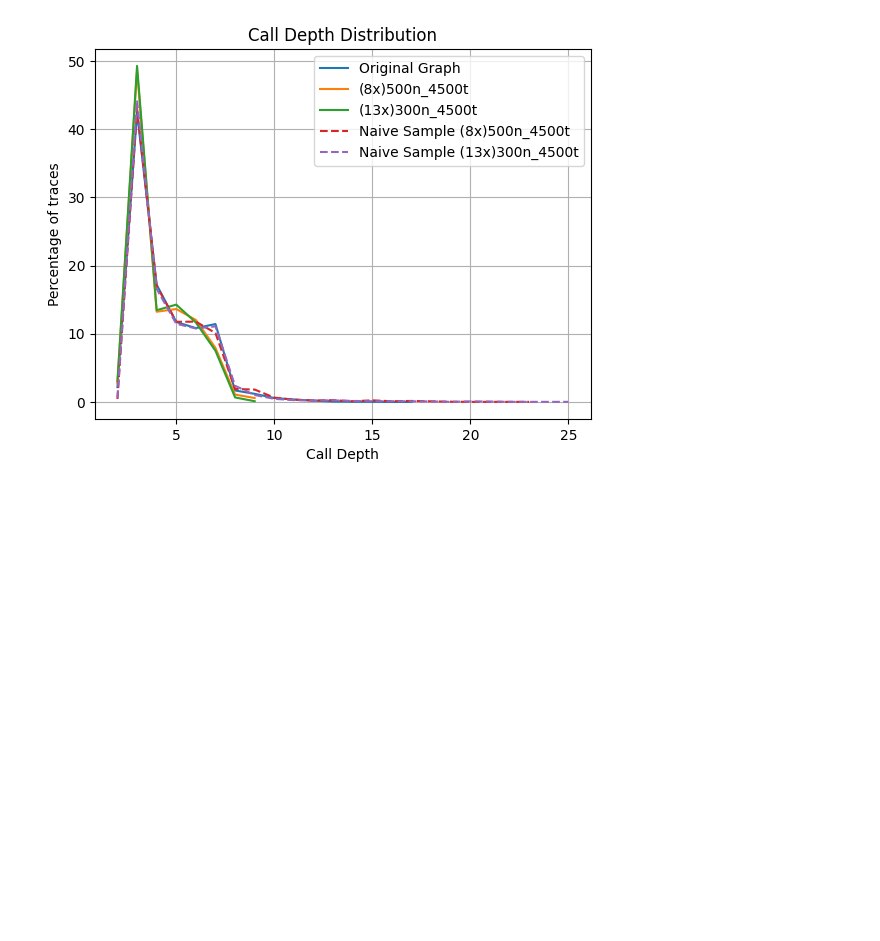
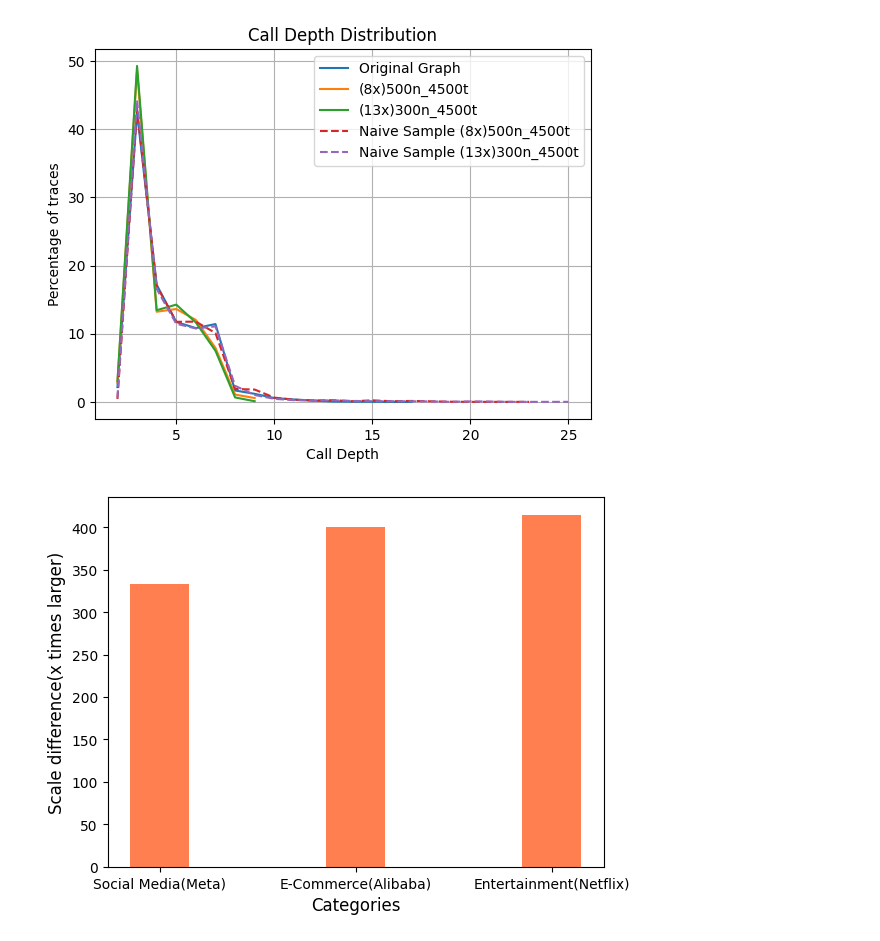
Before and after one commit to ritulS/TraceProc, a Jupyter notebook: graph_evaluation.ipynb, the cells around one changed output. Cells and saved outputs as stored; diff of their text form; code cells hidden in the pictures; blank space fills up the shorter version.

```diff
--- a/graph_evaluation.ipynb
+++ b/graph_evaluation.ipynb
@@ -648,3 +648,26 @@ plt.ylabel('Percentage of traces')
 plt.title('Call Depth Distribution')
 # plt.savefig('figs/cd_distribution_from_rpcids.png')
 plt.show()
+# %%
+# Intro Figure
+import matplotlib.pyplot as plt
+
+# Data
+data = {'Social Media(Meta)': 333, 'E-Commerce(Alibaba)': 400, 'Entertainment(Netflix)': 415}
+
+# Create a list of values and labels
+values = list(data.values())
+labels = list(data.keys())
+
+# Create the bar chart
+plt.bar(labels, values, color='coral', width=0.3)
+
+# Add labels and title
+plt.ylabel('Scale difference(x times larger)', fontsize=12)
+plt.xlabel('Categories', fontsize=12)
+# plt.title('Horizontal Bar Chart')
+
+# Show the plot
+plt.show()
+# %% [output]
+[figure, added]
```
Also changed, not shown: 2 other files.
